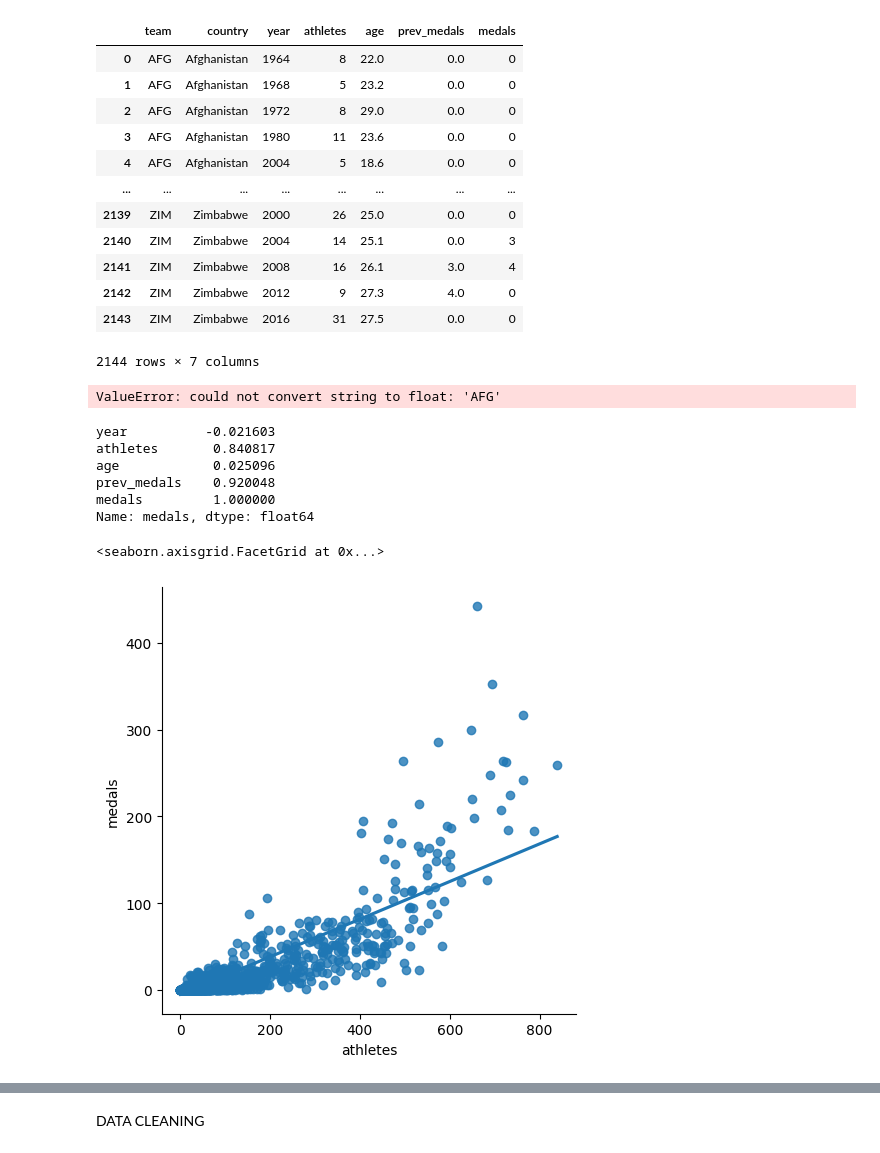
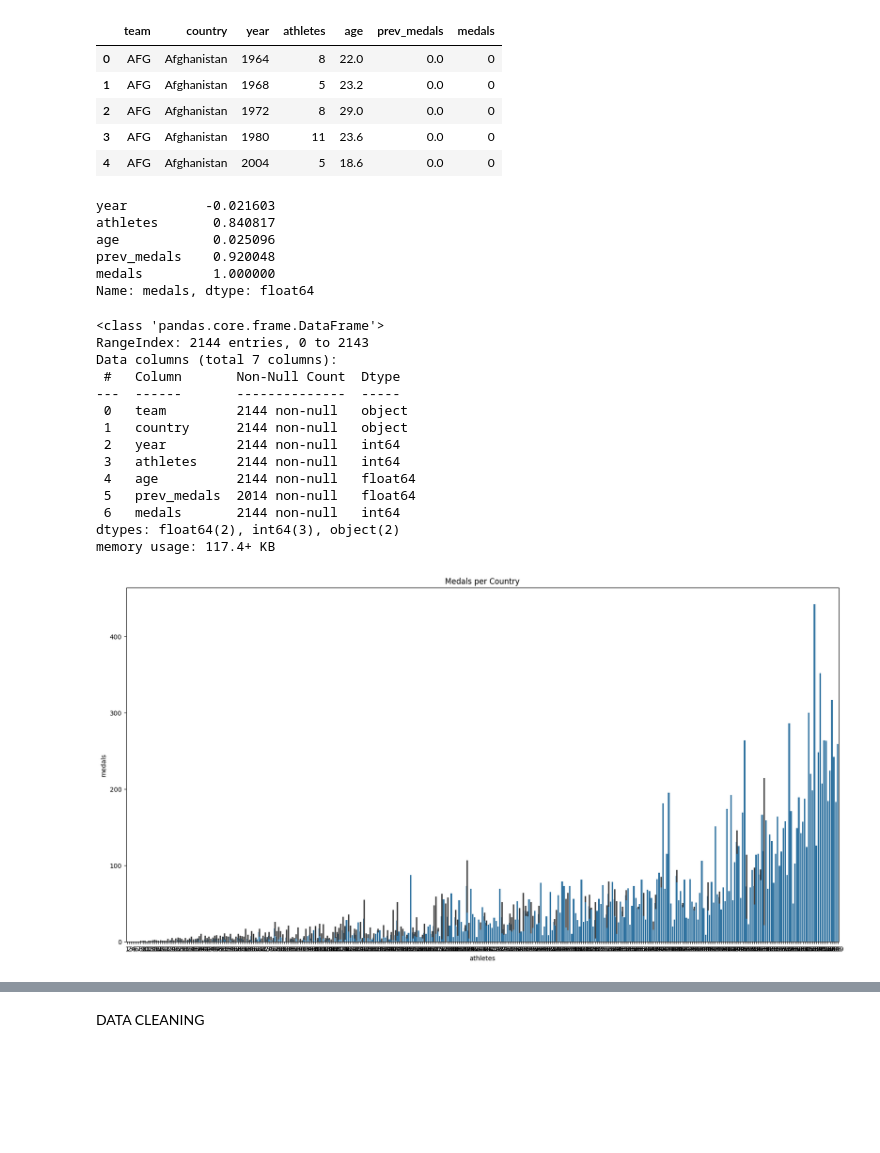
Before and after one commit to AyonChatterjee/ML-Projects-, a Jupyter notebook: OlympicsPredictions.ipynb, the cells around one changed output, grey strips where cells are left out. Drawn from its saved outputs; the diff is of its cells as text; code cells hidden in the pictures; blank space fills up the shorter version.

```diff
--- a/OlympicsPredictions.ipynb
+++ b/OlympicsPredictions.ipynb
@@ -22,7 +15,7 @@ teams
 # %%
 teams  = teams[["team" , "country" , "year" , "athletes" , "age" , "prev_medals" , "medals"]]
 
-teams
+teams.head()
 # %% [output]
 |  | team | country | year | athletes | age | prev_medals | medals |
 | 0 | AFG | Afghanistan | 1964 | 8 | 22.0 | 0.0 | 0 |
@@ -30,17 +23,6 @@ teams
 | 2 | AFG | Afghanistan | 1972 | 8 | 29.0 | 0.0 | 0 |
 | 3 | AFG | Afghanistan | 1980 | 11 | 23.6 | 0.0 | 0 |
 | 4 | AFG | Afghanistan | 2004 | 5 | 18.6 | 0.0 | 0 |
-| ... | ... | ... | ... | ... | ... | ... | ... |
-| 2139 | ZIM | Zimbabwe | 2000 | 26 | 25.0 | 0.0 | 0 |
-| 2140 | ZIM | Zimbabwe | 2004 | 14 | 25.1 | 0.0 | 3 |
-| 2141 | ZIM | Zimbabwe | 2008 | 16 | 26.1 | 3.0 | 4 |
-| 2142 | ZIM | Zimbabwe | 2012 | 9 | 27.3 | 4.0 | 0 |
-| 2143 | ZIM | Zimbabwe | 2016 | 31 | 27.5 | 0.0 | 0 |
-2144 rows × 7 columns
-# %%
-teams.corr()["medals"]
-# %% [output]
-ValueError: could not convert string to float: 'AFG'
 # %%
 import pandas as pd
 
@@ -69,10 +51,32 @@ age            0.025096
 prev_medals    0.920048
 medals         1.000000
 Name: medals, dtype: float64
+# %%
+teams.info()
+# %% [output]
+<class 'pandas.core.frame.DataFrame'>
+RangeIndex: 2144 entries, 0 to 2143
+Data columns (total 7 columns):
+ #   Column       Non-Null Count  Dtype
+---  ------       --------------  -----
+ 0   team         2144 non-null   object
+ 1   country      2144 non-null   object
+ 2   year         2144 non-null   int64
+ 3   athletes     2144 non-null   int64
+ 4   age          2144 non-null   float64
+ 5   prev_medals  2014 non-null   float64
+ 6   medals       2144 non-null   int64
+dtypes: float64(2), int64(3), object(2)
+memory usage: 117.4+ KB
 # %%
+import matplotlib.pyplot  as plt
 import seaborn as sns
 
-sns.lmplot(x="athletes", y="medals", data=teams , fit_reg = True , ci = None)
+plt.figure(figsize=(20 , 10))
+
+plt.title("Medals per Country")
+sns.barplot(x="athletes", y="medals", data=teams)
+
+plt.show()
 # %% [output]
-<seaborn.axisgrid.FacetGrid at 0x...>
-[figure, old version]
+[figure, new version]
```
Also changed, not shown: parts of 11 cells of this notebook.
